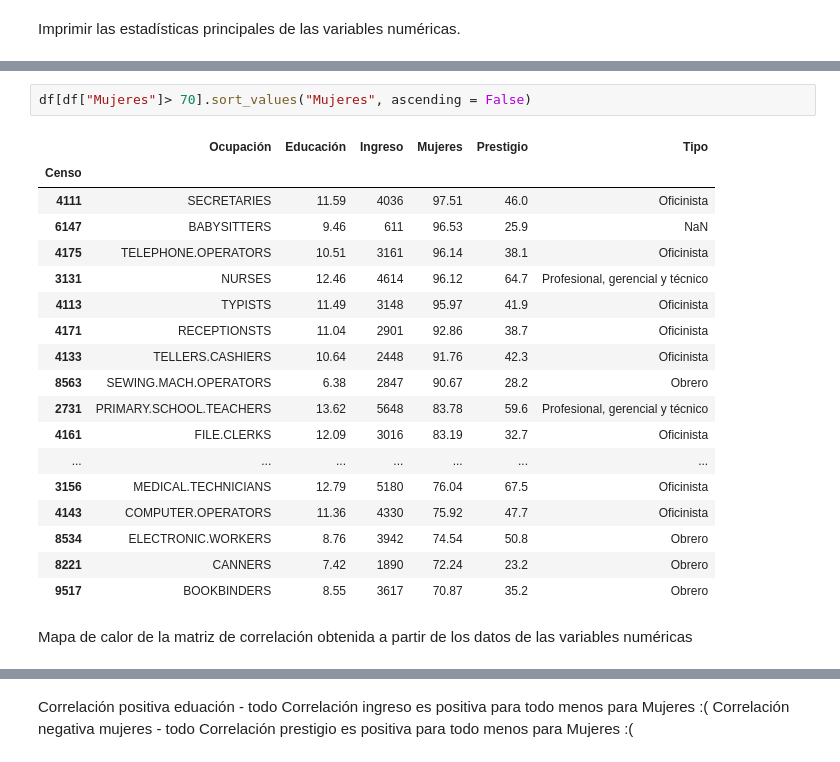
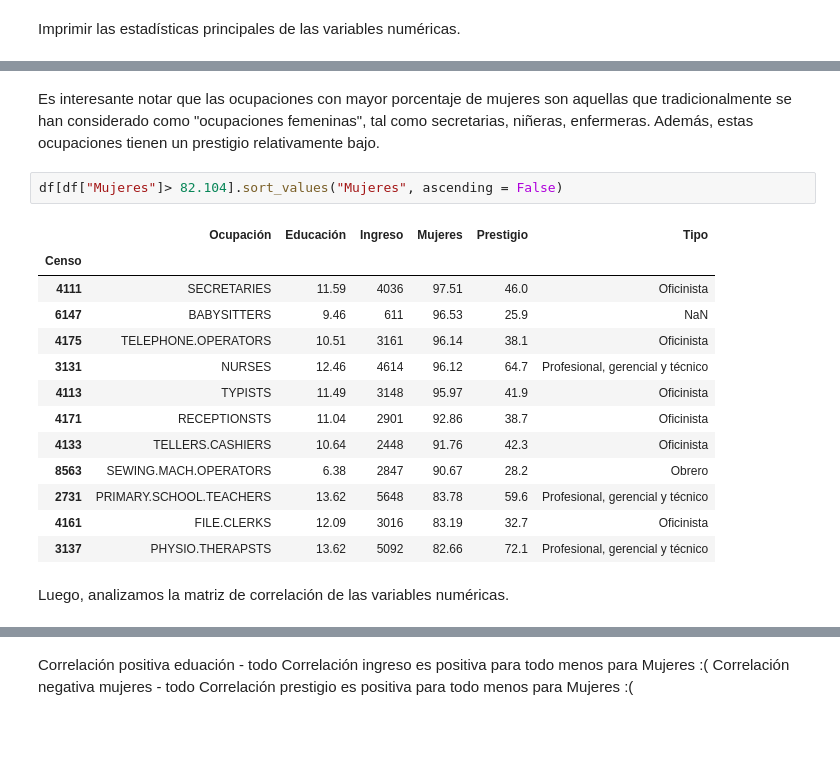
Before and after one commit to cegm/EA2-Entregables, a Jupyter notebook: Controles/Control 1/Control 1.ipynb, the cells around one changed output, grey strips where cells are left out. Saved outputs shown, nothing was run; the diff lists cells and outputs as text; blank space fills up the shorter version.

```diff
--- a/Controles/Control 1/Control 1.ipynb
+++ b/Controles/Control 1/Control 1.ipynb
@@ -107,24 +93,21 @@ display(df.describe())
+# %% [markdown]
+Es interesante notar que las ocupaciones con mayor porcentaje de mujeres son aquellas que tradicionalmente se han considerado como "ocupaciones femeninas", tal como secretarias, niñeras, enfermeras. Además, estas ocupaciones tienen un prestigio relativamente bajo.
 # %%
-df[df["Mujeres"]> 70].sort_values("Mujeres", ascending = False)
+df[df["Mujeres"]> 82.104].sort_values("Mujeres", ascending = False)
 # %% [output]
 |  | Ocupación | Educación | Ingreso | Mujeres | Prestigio | Tipo |
 | Censo |  |  |  |  |  |  |
 | 4111 | SECRETARIES | 11.59 | 4036 | 97.51 | 46.0 | Oficinista |
 | 6147 | BABYSITTERS | 9.46 | 611 | 96.53 | 25.9 | NaN |
 | 4175 | TELEPHONE.OPERATORS | 10.51 | 3161 | 96.14 | 38.1 | Oficinista |
 | 3131 | NURSES | 12.46 | 4614 | 96.12 | 64.7 | Profesional, gerencial y técnico |
 | 4113 | TYPISTS | 11.49 | 3148 | 95.97 | 41.9 | Oficinista |
 | 4171 | RECEPTIONSTS | 11.04 | 2901 | 92.86 | 38.7 | Oficinista |
 | 4133 | TELLERS.CASHIERS | 10.64 | 2448 | 91.76 | 42.3 | Oficinista |
 | 8563 | SEWING.MACH.OPERATORS | 6.38 | 2847 | 90.67 | 28.2 | Obrero |
 | 2731 | PRIMARY.SCHOOL.TEACHERS | 13.62 | 5648 | 83.78 | 59.6 | Profesional, gerencial y técnico |
 | 4161 | FILE.CLERKS | 12.09 | 3016 | 83.19 | 32.7 | Oficinista |
-| ... | ... | ... | ... | ... | ... | ... |
-| 3156 | MEDICAL.TECHNICIANS | 12.79 | 5180 | 76.04 | 67.5 | Oficinista |
-| 4143 | COMPUTER.OPERATORS | 11.36 | 4330 | 75.92 | 47.7 | Oficinista |
-| 8534 | ELECTRONIC.WORKERS | 8.76 | 3942 | 74.54 | 50.8 | Obrero |
-| 8221 | CANNERS | 7.42 | 1890 | 72.24 | 23.2 | Obrero |
-| 9517 | BOOKBINDERS | 8.55 | 3617 | 70.87 | 35.2 | Obrero |
+| 3137 | PHYSIO.THERAPSTS | 13.62 | 5092 | 82.66 | 72.1 | Profesional, gerencial y técnico |
 # %% [markdown]
-Mapa de calor de la matriz de correlación obtenida a partir de los datos de las variables numéricas
+Luego, analizamos la matriz de correlación de las variables numéricas.
 # %%
```
Also changed, not shown: parts of 33 cells of this notebook.
